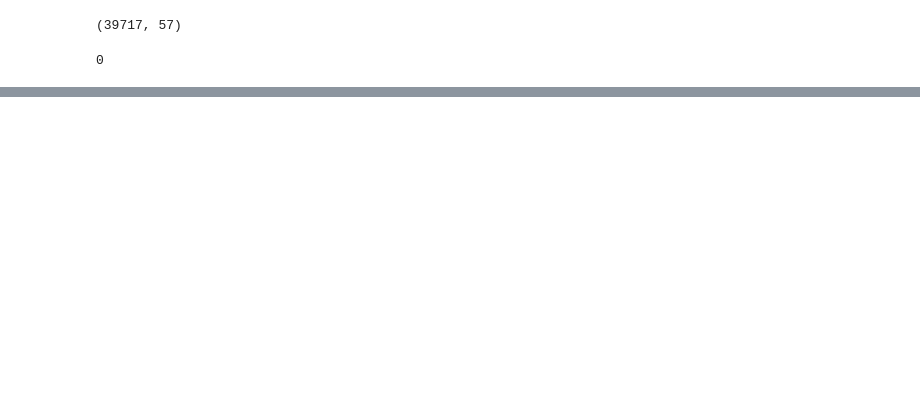
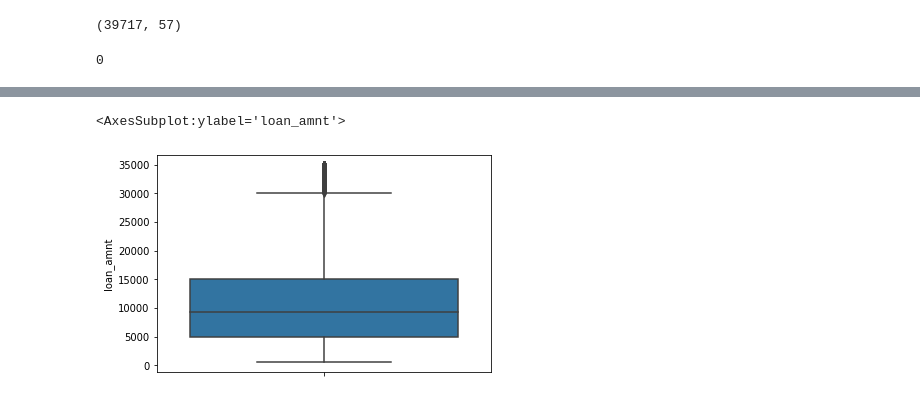
Before and after one commit to Shwetabh1/LendingClubCaseStudy, a Jupyter notebook: Group_Shwetabh_Shekhar.ipynb, the cells around one changed output, grey strips where cells are left out. Drawn from its saved outputs; the diff is of its cells as text; code cells hidden in the pictures; blank space fills up the shorter version.

```diff
--- a/Group_Shwetabh_Shekhar.ipynb
+++ b/Group_Shwetabh_Shekhar.ipynb
@@ -103,0 +235,8 @@ print(l3)
+# %%
+# Let's check the box plot for loan amount
+loan_df['loan_amnt'].describe()
+sns.boxplot(y=loan_df["loan_amnt"])
+# INFERENCE: No Outliers
+# %% [output]
+<AxesSubplot:ylabel='loan_amnt'>
+[figure, added]
```
Also changed, not shown: parts of 75 cells of this notebook, 2 other files.
